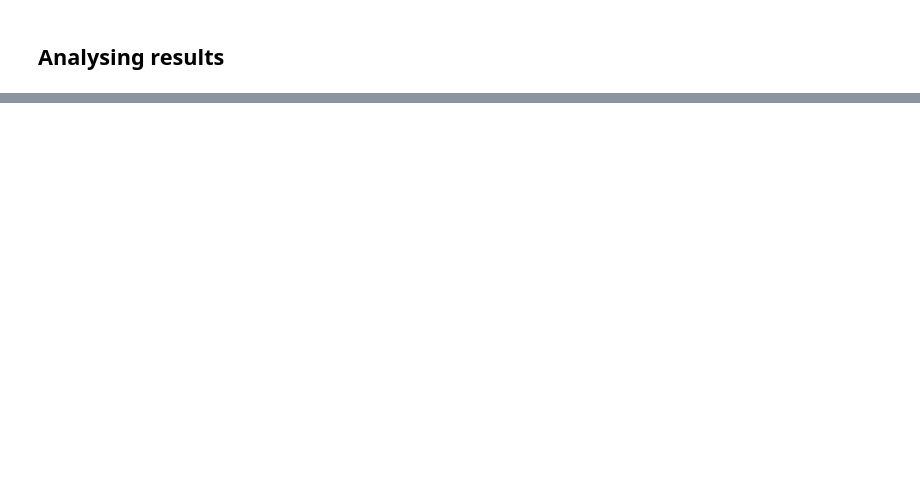
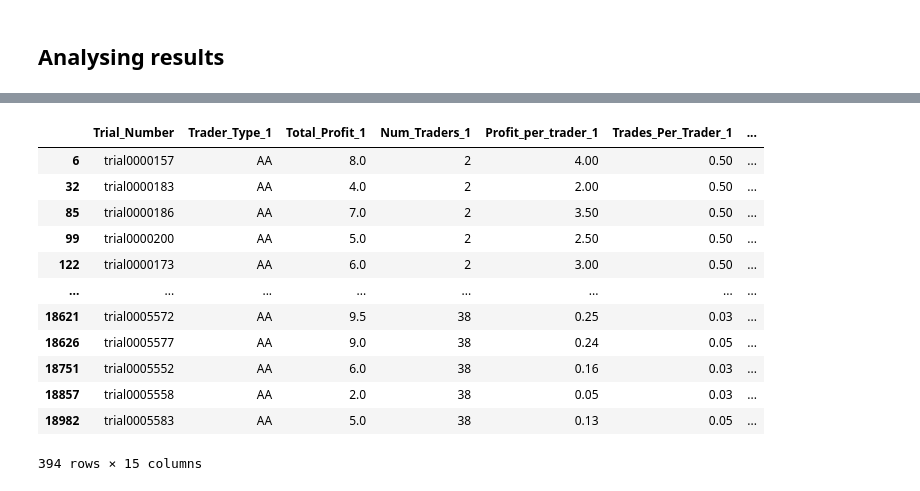
Before and after one commit to Cam-Dipol/Deep-Learning-Trader-BFBSE, a Jupyter notebook: Results_analysis v2.ipynb, the cells around one changed output, grey strips where cells are left out. Cells and saved outputs as stored; diff of their text form; code cells hidden in the pictures; blank space fills up the shorter version.

```diff
--- a/Results_analysis v2.ipynb
+++ b/Results_analysis v2.ipynb
@@ -144,0 +185,20 @@ FileNotFoundError: [Errno 2] No such file or directory: '/mnt/data/6 - SHVR.csv'
+# %%
+poor_aa = df[
+        (df['Total_Profit_1'] <= 10)
+    ]
+# %%
+poor_aa
+# %% [output]
+|  | Trial_Number | Trader_Type_1 | Total_Profit_1 | Num_Traders_1 | Profit_per_trader_1 | Trades_Per_Trader_1 | ... |
+| 6 | trial0000157 | AA | 8.0 | 2 | 4.00 | 0.50 | ... |
+| 32 | trial0000183 | AA | 4.0 | 2 | 2.00 | 0.50 | ... |
+| 85 | trial0000186 | AA | 7.0 | 2 | 3.50 | 0.50 | ... |
+| 99 | trial0000200 | AA | 5.0 | 2 | 2.50 | 0.50 | ... |
+| 122 | trial0000173 | AA | 6.0 | 2 | 3.00 | 0.50 | ... |
+| ... | ... | ... | ... | ... | ... | ... | ... |
+| 18621 | trial0005572 | AA | 9.5 | 38 | 0.25 | 0.03 | ... |
+| 18626 | trial0005577 | AA | 9.0 | 38 | 0.24 | 0.05 | ... |
+| 18751 | trial0005552 | AA | 6.0 | 38 | 0.16 | 0.03 | ... |
+| 18857 | trial0005558 | AA | 2.0 | 38 | 0.05 | 0.03 | ... |
+| 18982 | trial0005583 | AA | 5.0 | 38 | 0.13 | 0.05 | ... |
+394 rows × 15 columns
```
Also changed, not shown: parts of 7 cells of this notebook, 12 other files.
